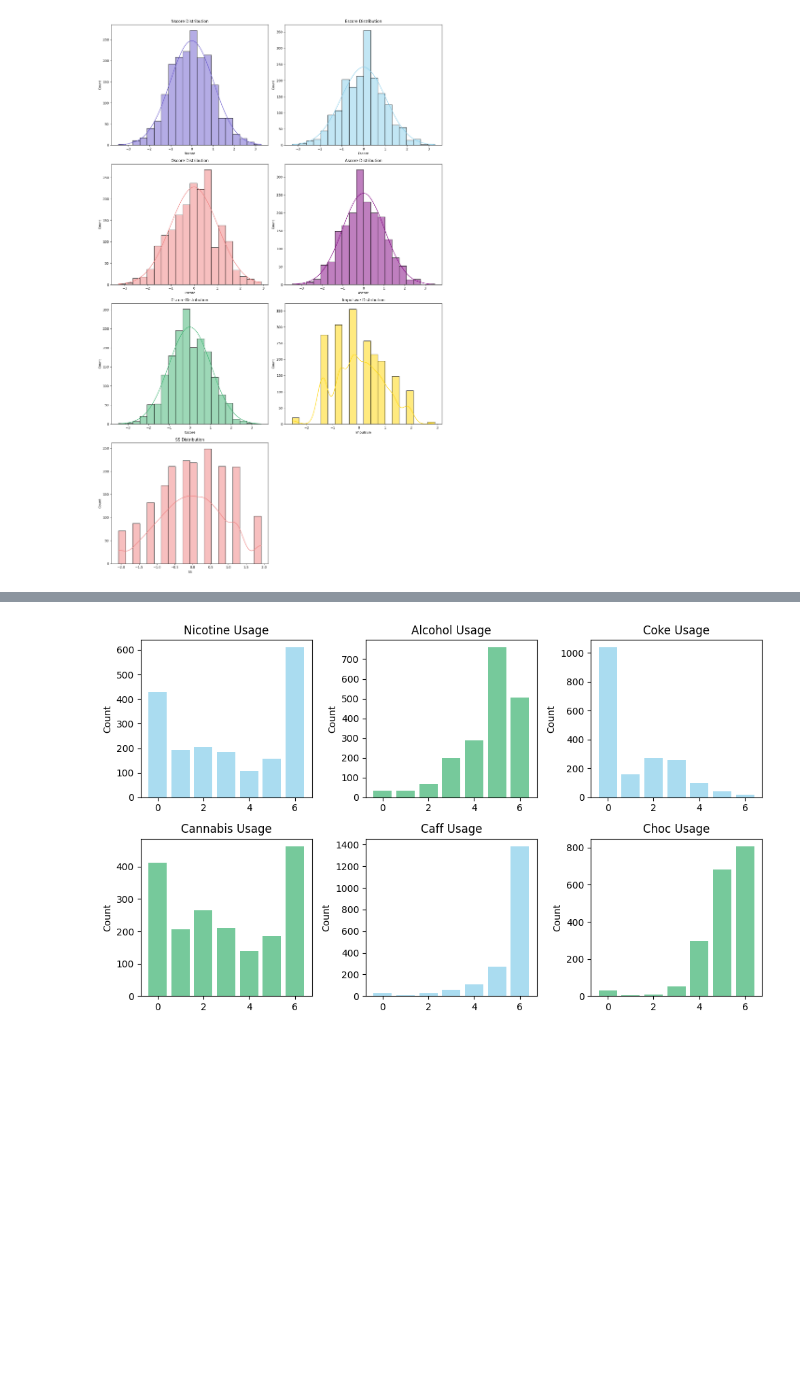
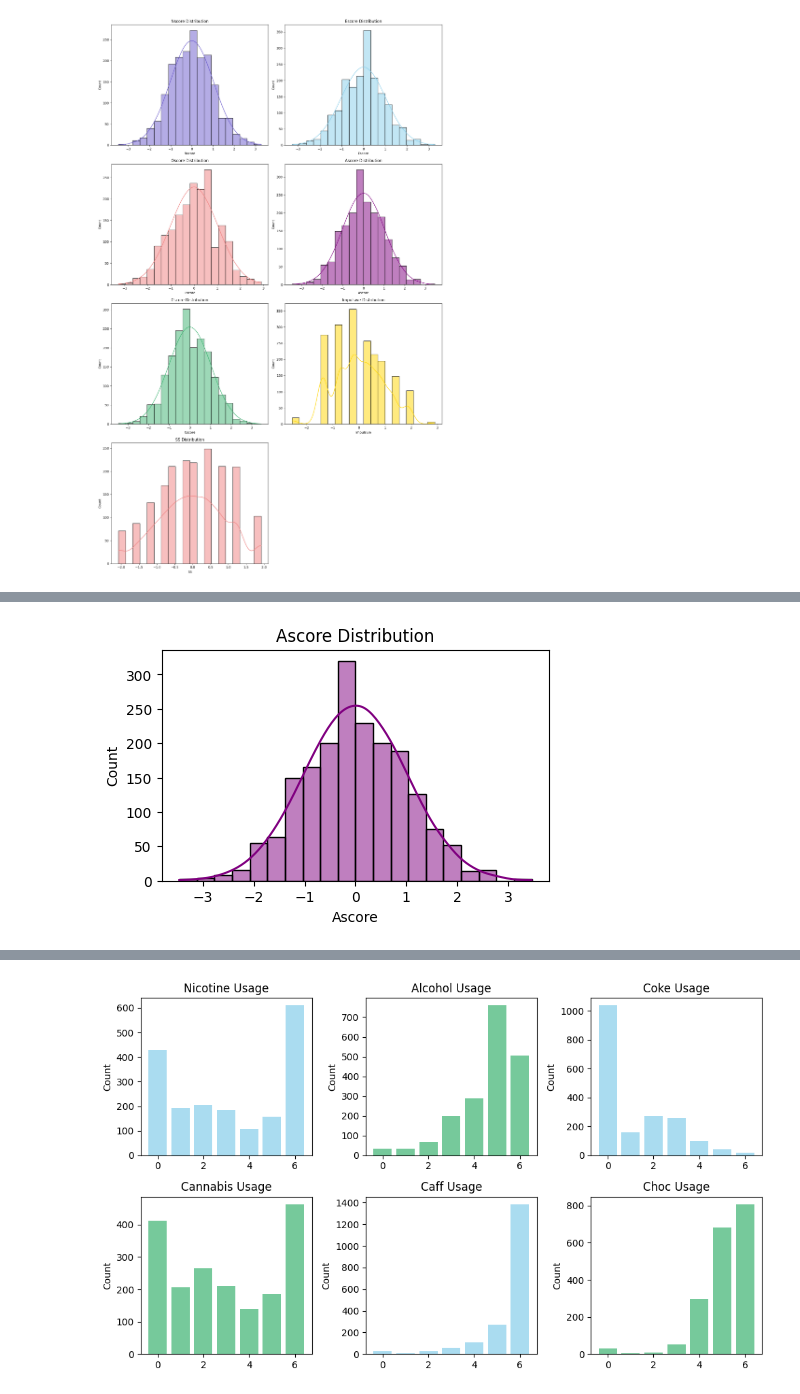
Before and after one commit to LosaLosSantos/Social-Research-Project, a Jupyter notebook: analysis.ipynb, the cells around one changed output, grey strips where cells are left out. Cells and saved outputs as stored; diff of their text form; code cells hidden in the pictures; blank space fills up the shorter version.

```diff
--- a/analysis.ipynb
+++ b/analysis.ipynb
@@ -283,0 +302,9 @@ plt.show()
+# %%
+plt.figure(figsize=(5, 3))
+sns.histplot(data['Ascore'], kde=True, bins=20, color='purple')
+plt.title('Ascore Distribution')
+plt.ylabel('Count')
+plt.xlabel('Ascore')
+plt.show()
+# %% [output]
+[figure, added]
```
Also changed, not shown: parts of 15 cells of this notebook, 2 other files.
